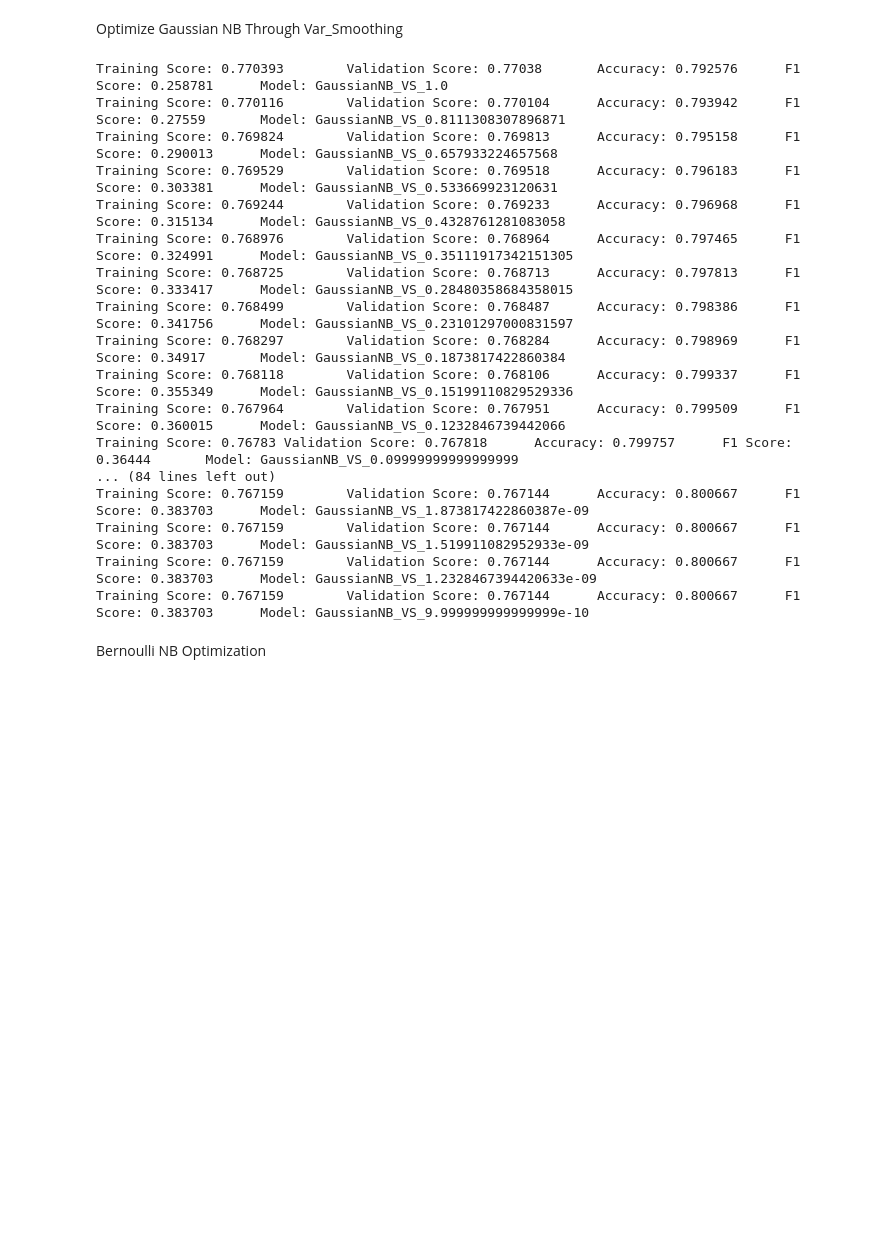
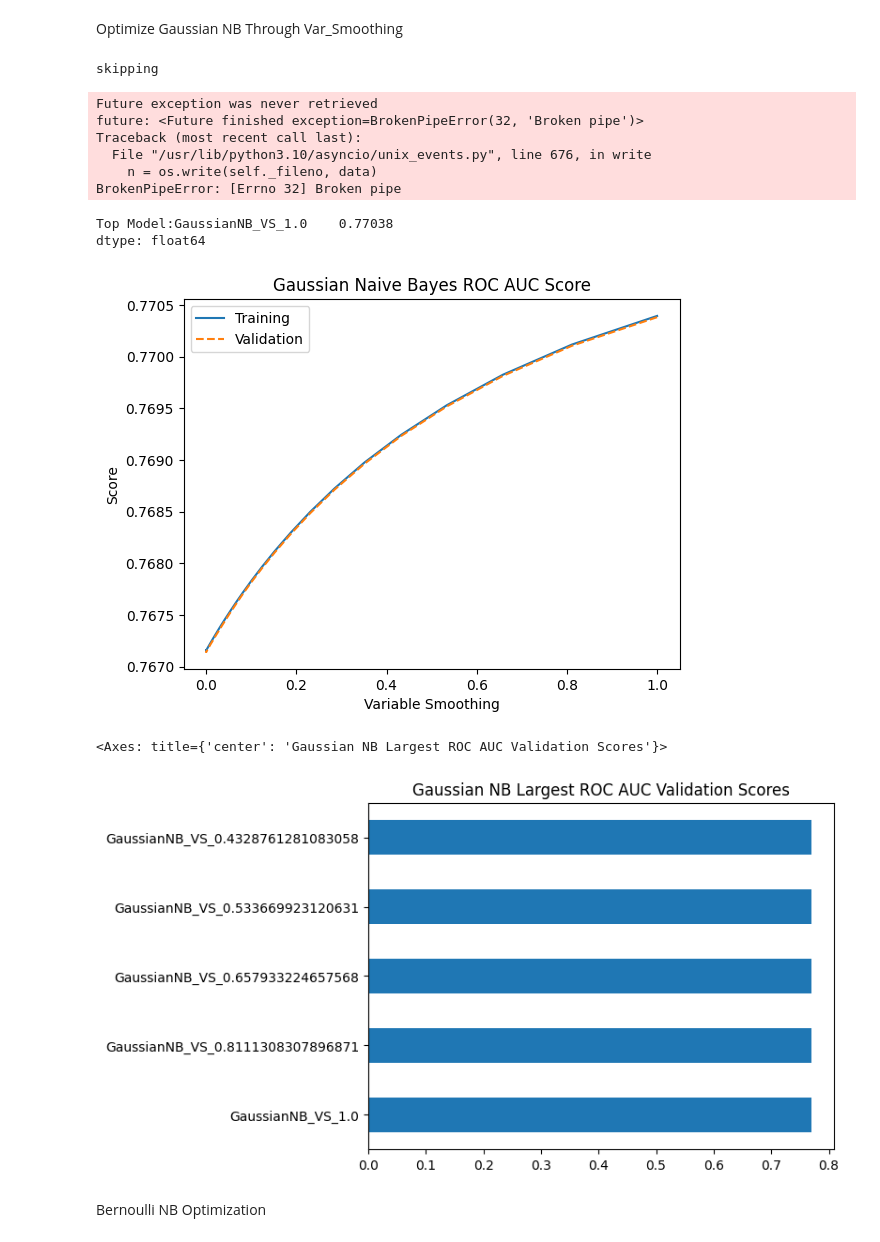
Before and after one commit to dlangdon1/Software-Defects-classification-Detection-, a Jupyter notebook: Program_Defects_Binary_Classification_Project_Hyper_Parameter_Optimization_V1.ipynb, the cells around one changed output. Saved outputs shown, nothing was run; the diff lists cells and outputs as text; code cells hidden in the pictures; blank space fills up the shorter version.

Commit message:
Updated Optimization for 8 Models, Saving Scores to CSV

```diff
--- a/Program_Defects_Binary_Classification_Project_Hyper_Parameter_Optimization_V1.ipynb
+++ b/Program_Defects_Binary_Classification_Project_Hyper_Parameter_Optimization_V1.ipynb
@@ -384,35 +370,55 @@ validation_scores.mean().sort_values().plot(kind="barh",title="Validation Scores
 # %% [markdown]
 Optimize Gaussian NB Through Var_Smoothing
 # %%
+%%script echo skipping
+
 GNB = []
 varSmooth = np.logspace(0,-9, num=100)
+
+GNBTrainScores,GNBValScores,GNBAccuracyScores,GNBF1Scores = pd.DataFrame(),pd.DataFrame(),pd.DataFrame(),pd.DataFrame()
+
 for i in range(100):
     GNB.append(('GaussianNB_VS_'+str(varSmooth[i]), GaussianNB(var_smoothing=varSmooth[i])),)
 
 
 #Calculate the training and validation ROC AUC scores for each model using the standardized training dataset
 for (model_name, model) in GNB:
-    crossValidation(X_train, y_train,
-                                                    make_pipeline(model),
-                                                    model_name, rskf)
+    GNBTrainScores[model_name],GNBValScores[model_name],GNBAccuracyScores[model_name],GNBF1Scores[model_name] = crossValidation(X_train, y_train, make_pipeline(model), model_name, rskf)
+
+#GNBTrainScores.to_csv("data/Gaussian_NB/Gaussian_Training_Scores.csv",index=False)
+#GNBValScores.to_csv("data/Gaussian_NB/Gaussian_Validation_Scores.csv",index=False)
+#GNBAccuracyScores.to_csv("data/Gaussian_NB/Gaussian_Accuracy_Scores.csv",index=False)
+#GNBF1Scores.to_csv("data/Gaussian_NB/Gaussian_F1_Scores.csv",index=False)
 # %% [output]
-Training Score: 0.770393        Validation Score: 0.77038       Accuracy: 0.792576      F1 Score: 0.258781      Model: GaussianNB_VS_1.0
-Training Score: 0.770116        Validation Score: 0.770104      Accuracy: 0.793942      F1 Score: 0.27559       Model: GaussianNB_VS_0.8111308307896871
-Training Score: 0.769824        Validation Score: 0.769813      Accuracy: 0.795158      F1 Score: 0.290013      Model: GaussianNB_VS_0.657933224657568
-Training Score: 0.769529        Validation Score: 0.769518      Accuracy: 0.796183      F1 Score: 0.303381      Model: GaussianNB_VS_0.533669923120631
-Training Score: 0.769244        Validation Score: 0.769233      Accuracy: 0.796968      F1 Score: 0.315134      Model: GaussianNB_VS_0.4328761281083058
-Training Score: 0.768976        Validation Score: 0.768964      Accuracy: 0.797465      F1 Score: 0.324991      Model: GaussianNB_VS_0.35111917342151305
-Training Score: 0.768725        Validation Score: 0.768713      Accuracy: 0.797813      F1 Score: 0.333417      Model: GaussianNB_VS_0.28480358684358015
-Training Score: 0.768499        Validation Score: 0.768487      Accuracy: 0.798386      F1 Score: 0.341756      Model: GaussianNB_VS_0.23101297000831597
-Training Score: 0.768297        Validation Score: 0.768284      Accuracy: 0.798969      F1 Score: 0.34917       Model: GaussianNB_VS_0.1873817422860384
-Training Score: 0.768118        Validation Score: 0.768106      Accuracy: 0.799337      F1 Score: 0.355349      Model: GaussianNB_VS_0.15199110829529336
-Training Score: 0.767964        Validation Score: 0.767951      Accuracy: 0.799509      F1 Score: 0.360015      Model: GaussianNB_VS_0.1232846739442066
-Training Score: 0.76783 Validation Score: 0.767818      Accuracy: 0.799757      F1 Score: 0.36444       Model: GaussianNB_VS_0.09999999999999999
-... (84 lines left out)
-Training Score: 0.767159        Validation Score: 0.767144      Accuracy: 0.800667      F1 Score: 0.383703      Model: GaussianNB_VS_1.873817422860387e-09
-Training Score: 0.767159        Validation Score: 0.767144      Accuracy: 0.800667      F1 Score: 0.383703      Model: GaussianNB_VS_1.519911082952933e-09
-Training Score: 0.767159        Validation Score: 0.767144      Accuracy: 0.800667      F1 Score: 0.383703      Model: GaussianNB_VS_1.2328467394420633e-09
-Training Score: 0.767159        Validation Score: 0.767144      Accuracy: 0.800667      F1 Score: 0.383703      Model: GaussianNB_VS_9.999999999999999e-10
+skipping
+# %%
+GNBTraining = pd.read_csv("data/Gaussian_NB/Gaussian_Training_Scores.csv")
+GNBValidation = pd.read_csv("data/Gaussian_NB/Gaussian_Validation_Scores.csv")
+varSmooth = np.logspace(0,-9, num=100)
+
+print('Top Model:'+str(GNBValidation.mean().sort_values(ascending=False).head(1)))
+
+plt.plot(varSmooth,GNBTraining.mean(),label='Training')
+plt.plot(varSmooth,GNBValidation.mean(),label='Validation',linestyle='--')
+plt.legend()
+plt.xlabel('Variable Smoothing')
+plt.ylabel('Score')
+plt.title('Gaussian Naive Bayes ROC AUC Score')
+plt.show()
+
+GNBValidation.mean().sort_values(ascending=False).head().plot(kind="barh",title="Gaussian NB Largest ROC AUC Validation Scores")
+# %% [output]
+Future exception was never retrieved
+future: <Future finished exception=BrokenPipeError(32, 'Broken pipe')>
+Traceback (most recent call last):
+  File "/usr/lib/python3.10/asyncio/unix_events.py", line 676, in write
+    n = os.write(self._fileno, data)
+BrokenPipeError: [Errno 32] Broken pipe
+Top Model:GaussianNB_VS_1.0    0.77038
+dtype: float64
+[figure, added]
+<Axes: title={'center': 'Gaussian NB Largest ROC AUC Validation Scores'}>
+[figure, added]
 # %% [markdown]
 Bernoulli NB Optimization
 # %%
```
Also changed, not shown: parts of 16 cells of this notebook.
